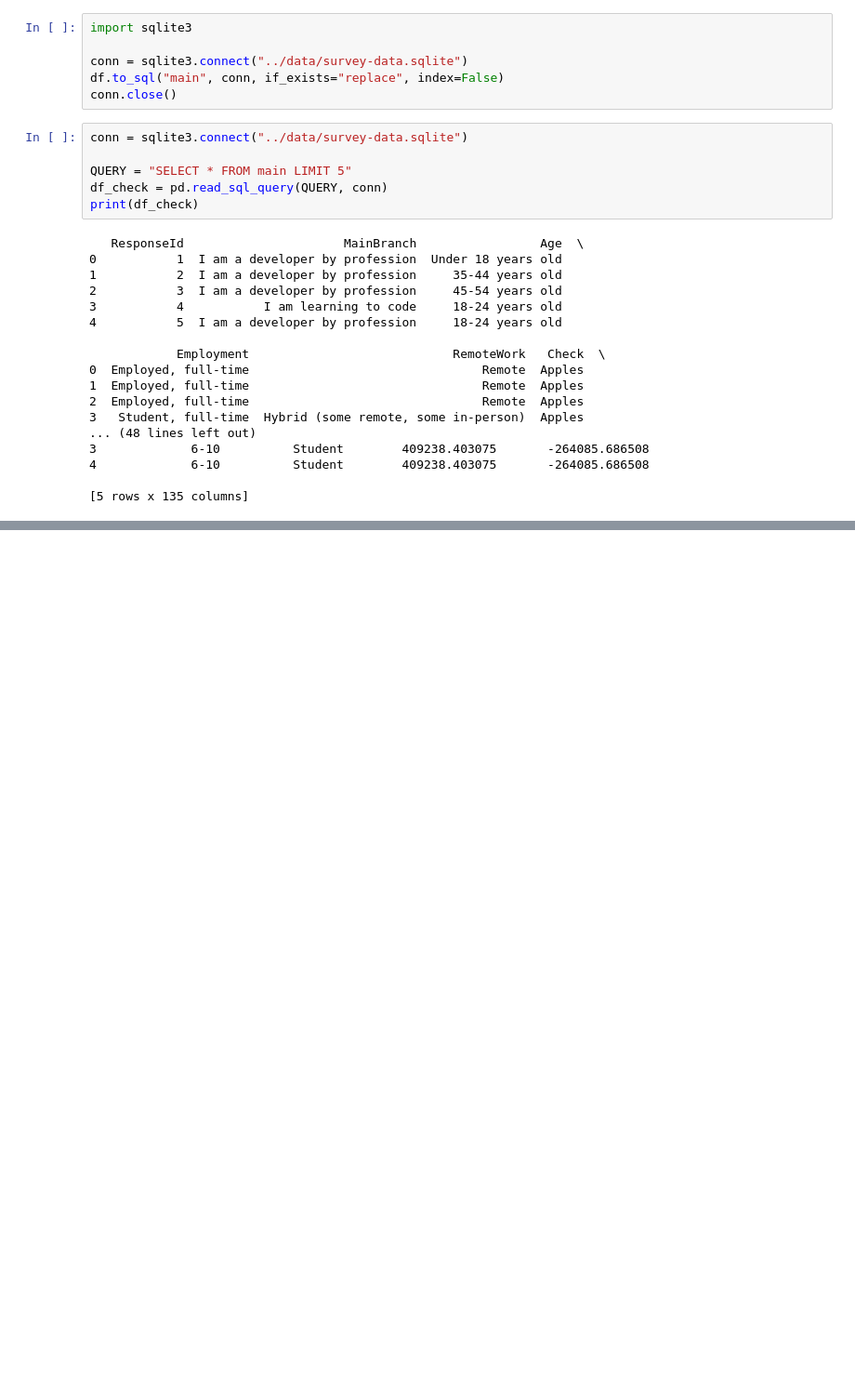
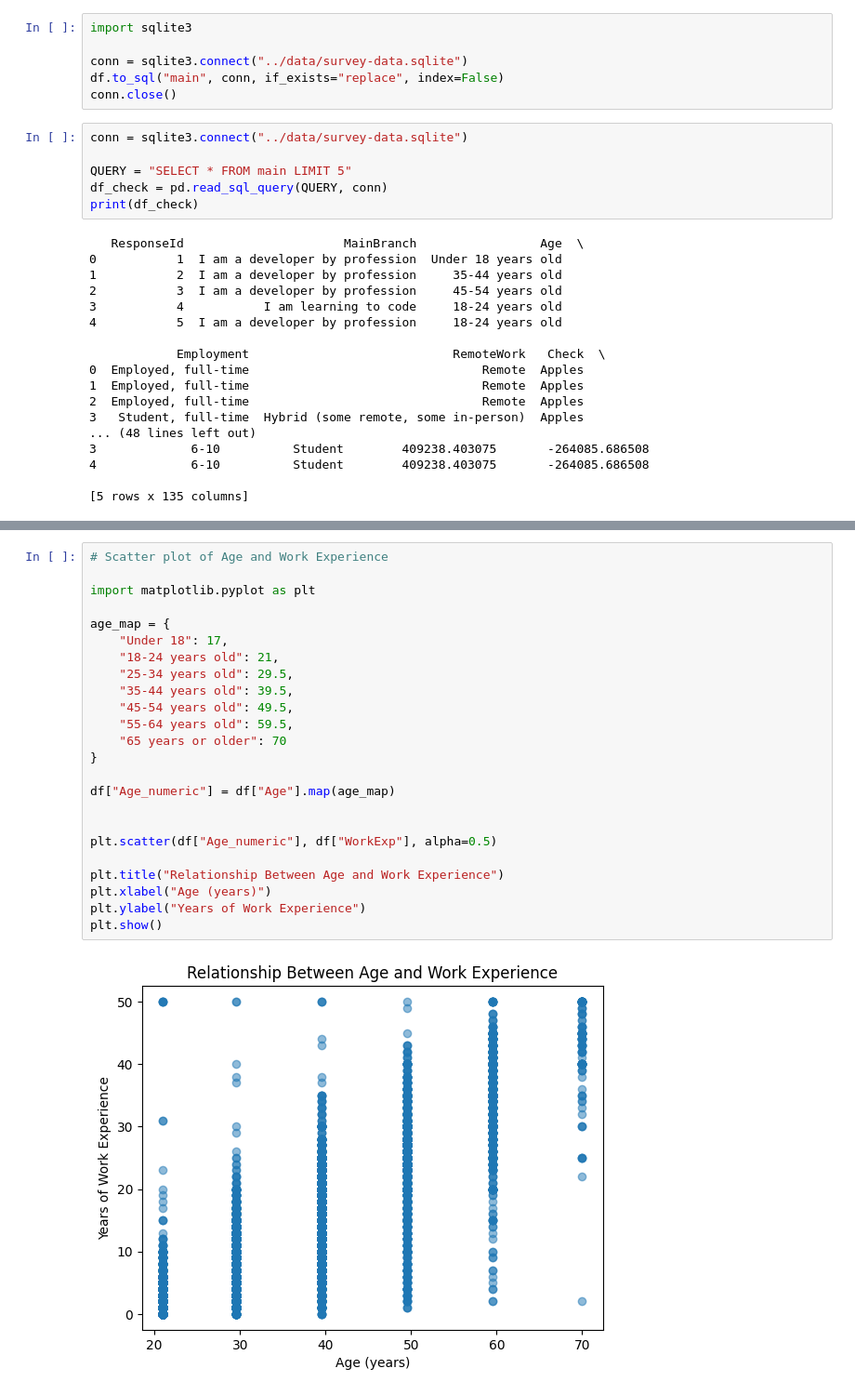
Before and after one commit to dev-evelin/ibm-data-analyst-capstone, a Jupyter notebook: notebooks/04_Data_Visualization.ipynb, the cells around one changed output, grey strips where cells are left out. Shown at 93% size. Drawn from its saved outputs; the diff is of its cells as text; blank space fills up the shorter version.

```diff
--- a/notebooks/04_Data_Visualization.ipynb
+++ b/notebooks/04_Data_Visualization.ipynb
@@ -84,0 +184,26 @@ df.head()
+# %%
+# Scatter plot of Age and Work Experience
+
+import matplotlib.pyplot as plt
+
+age_map = {
+    "Under 18": 17,
+    "18-24 years old": 21,
+    "25-34 years old": 29.5,
+    "35-44 years old": 39.5,
+    "45-54 years old": 49.5,
+    "55-64 years old": 59.5,
+    "65 years or older": 70
+}
+
+df["Age_numeric"] = df["Age"].map(age_map)
+
+
+plt.scatter(df["Age_numeric"], df["WorkExp"], alpha=0.5)
+
+plt.title("Relationship Between Age and Work Experience")
+plt.xlabel("Age (years)")
+plt.ylabel("Years of Work Experience")
+plt.show()
+# %% [output]
+[figure, added]
```
Also changed, not shown: parts of 16 cells of this notebook.
